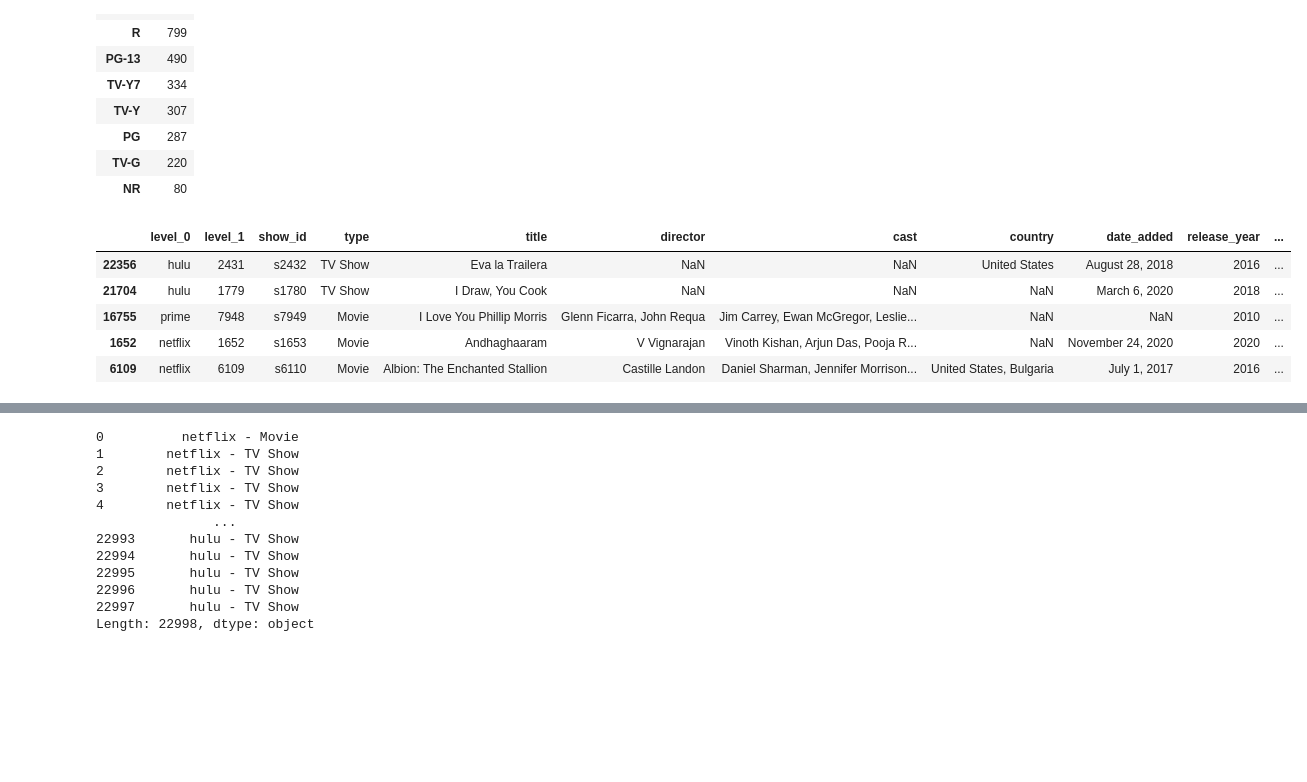
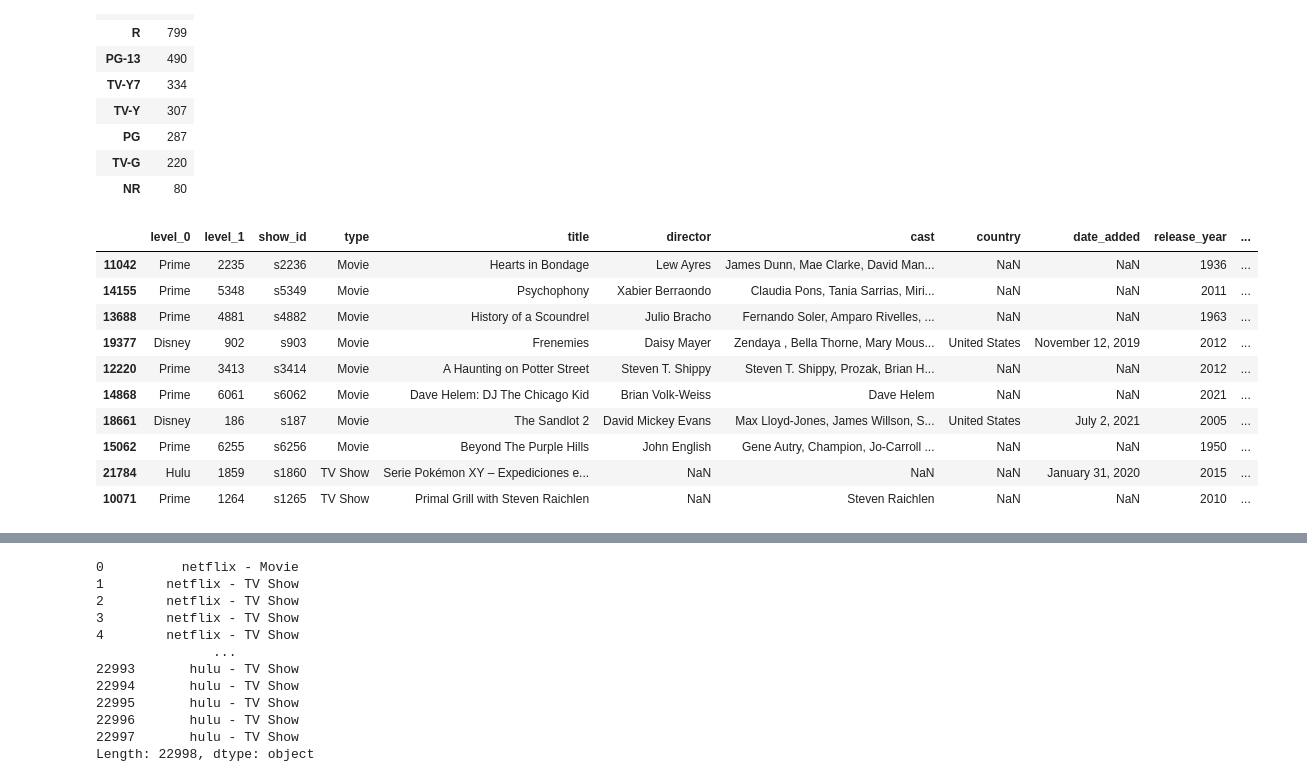
Before and after one commit to LobsterChampagne/datavis-project-2022-data-wizards, a Jupyter notebook: Explore.ipynb, the cells around one changed output, grey strips where cells are left out. Drawn from its saved outputs; the diff is of its cells as text; code cells hidden in the pictures; blank space fills up the shorter version.

Commit message:
First working thing, needs a lot of love...

```diff
--- a/Explore.ipynb
+++ b/Explore.ipynb
@@ -181,12 +181,17 @@ top_in_attr(netflix,'rating')
 | NR | 80 |
 # %%
 #Merge together all datasets of netflix, prime, disney and hulu
-all_streams=pd.concat([netflix,prime,disney,hulu], keys=['netflix', 'prime','disney','hulu']).reset_index()
-all_streams.sample(5)
+all_streams=pd.concat([netflix,prime,disney,hulu], keys=['Netflix', 'Prime','Disney','Hulu']).reset_index()
+all_streams.sample(10)
 # %% [output]
 |  | level_0 | level_1 | show_id | type | title | director | cast | country | date_added | release_year | ... |
-| 22356 | hulu | 2431 | s2432 | TV Show | Eva la Trailera | NaN | NaN | United States | August 28, 2018 | 2016 | ... |
-| 21704 | hulu | 1779 | s1780 | TV Show | I Draw, You Cook | NaN | NaN | NaN | March 6, 2020 | 2018 | ... |
-| 16755 | prime | 7948 | s7949 | Movie | I Love You Phillip Morris | Glenn Ficarra, John Requa | Jim Carrey, Ewan McGregor, Leslie... | NaN | NaN | 2010 | ... |
-| 1652 | netflix | 1652 | s1653 | Movie | Andhaghaaram | V Vignarajan | Vinoth Kishan, Arjun Das, Pooja R... | NaN | November 24, 2020 | 2020 | ... |
-| 6109 | netflix | 6109 | s6110 | Movie | Albion: The Enchanted Stallion | Castille Landon | Daniel Sharman, Jennifer Morrison... | United States, Bulgaria | July 1, 2017 | 2016 | ... |
+| 11042 | Prime | 2235 | s2236 | Movie | Hearts in Bondage | Lew Ayres | James Dunn, Mae Clarke, David Man... | NaN | NaN | 1936 | ... |
+| 14155 | Prime | 5348 | s5349 | Movie | Psychophony | Xabier Berraondo | Claudia Pons, Tania Sarrias, Miri... | NaN | NaN | 2011 | ... |
+| 13688 | Prime | 4881 | s4882 | Movie | History of a Scoundrel | Julio Bracho | Fernando Soler, Amparo Rivelles, ... | NaN | NaN | 1963 | ... |
+| 19377 | Disney | 902 | s903 | Movie | Frenemies | Daisy Mayer | Zendaya , Bella Thorne, Mary Mous... | United States | November 12, 2019 | 2012 | ... |
+| 12220 | Prime | 3413 | s3414 | Movie | A Haunting on Potter Street | Steven T. Shippy | Steven T. Shippy, Prozak, Brian H... | NaN | NaN | 2012 | ... |
+| 14868 | Prime | 6061 | s6062 | Movie | Dave Helem: DJ The Chicago Kid | Brian Volk-Weiss | Dave Helem | NaN | NaN | 2021 | ... |
+| 18661 | Disney | 186 | s187 | Movie | The Sandlot 2 | David Mickey Evans | Max Lloyd-Jones, James Willson, S... | United States | July 2, 2021 | 2005 | ... |
+| 15062 | Prime | 6255 | s6256 | Movie | Beyond The Purple Hills | John English | Gene Autry, Champion, Jo-Carroll ... | NaN | NaN | 1950 | ... |
+| 21784 | Hulu | 1859 | s1860 | TV Show | Serie Pokémon XY – Expediciones e... | NaN | NaN | NaN | January 31, 2020 | 2015 | ... |
+| 10071 | Prime | 1264 | s1265 | TV Show | Primal Grill with Steven Raichlen | NaN | Steven Raichlen | NaN | NaN | 2010 | ... |
```
Also changed, not shown: parts of 1 cell of this notebook, 2 other files.
